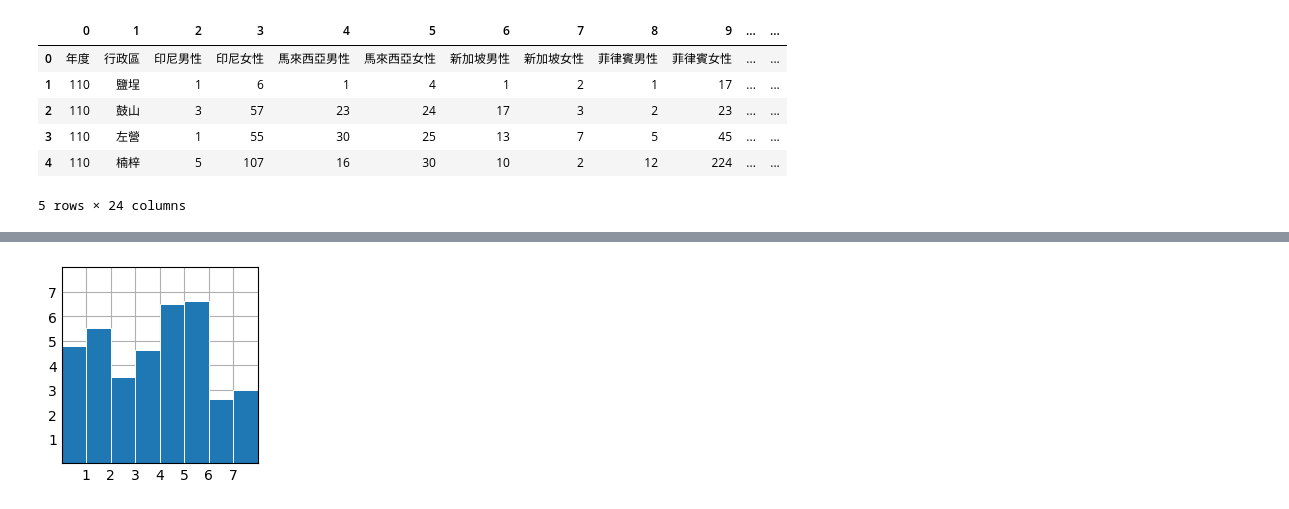
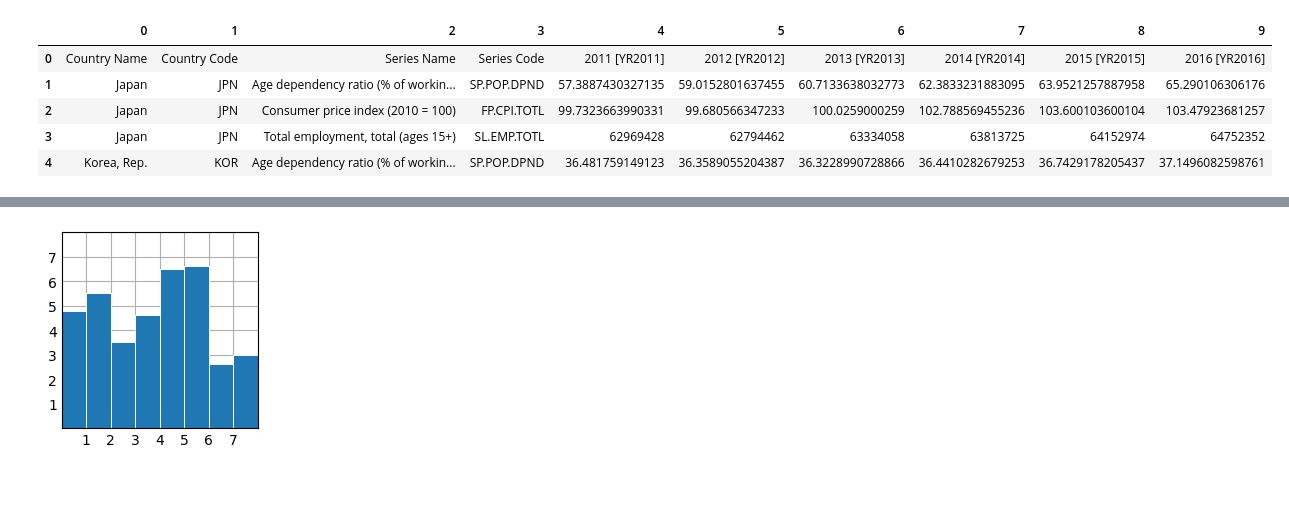
Before and after one commit to Dolly0106/RL, a Jupyter notebook: HW2.ipynb, the cells around one changed output, grey strips where cells are left out. Drawn from its saved outputs; the diff is of its cells as text; code cells hidden in the pictures.

```diff
--- a/HW2.ipynb
+++ b/HW2.ipynb
@@ -13,14 +123,13 @@ data1.head()
 # %%
-data2 = pd.read_csv('110.csv', header=None)
+data2 = pd.read_csv('relate.csv', header=None)
 data2.head()
 # %% [output]
-|  | 0 | 1 | 2 | 3 | 4 | 5 | 6 | 7 | 8 | 9 | ... | ... |
-| 0 | 年度 | 行政區 | 印尼男性 | 印尼女性 | 馬來西亞男性 | 馬來西亞女性 | 新加坡男性 | 新加坡女性 | 菲律賓男性 | 菲律賓女性 | ... | ... |
-| 1 | 110 | 鹽埕 | 1 | 6 | 1 | 4 | 1 | 2 | 1 | 17 | ... | ... |
-| 2 | 110 | 鼓山 | 3 | 57 | 23 | 24 | 17 | 3 | 2 | 23 | ... | ... |
-| 3 | 110 | 左營 | 1 | 55 | 30 | 25 | 13 | 7 | 5 | 45 | ... | ... |
-| 4 | 110 | 楠梓 | 5 | 107 | 16 | 30 | 10 | 2 | 12 | 224 | ... | ... |
+|  | 0 | 1 | 2 | 3 | 4 | 5 | 6 | 7 | 8 | 9 |
+| 0 | Country Name | Country Code | Series Name | Series Code | 2011 [YR2011] | 2012 [YR2012] | 2013 [YR2013] | 2014 [YR2014] | 2015 [YR2015] | 2016 [YR2016] |
+| 1 | Japan | JPN | Age dependency ratio (% of workin... | SP.POP.DPND | 57.3887430327135 | 59.0152801637455 | 60.7133638032773 | 62.3833231883095 | 63.9521257887958 | 65.290106306176 |
+| 2 | Japan | JPN | Consumer price index (2010 = 100) | FP.CPI.TOTL | 99.7323663990331 | 99.680566347233 | 100.0259000259 | 102.788569455236 | 103.600103600104 | 103.47923681257 |
+| 3 | Japan | JPN | Total employment, total (ages 15+) | SL.EMP.TOTL | 62969428 | 62794462 | 63334058 | 63813725 | 64152974 | 64752352 |
+| 4 | Korea, Rep. | KOR | Age dependency ratio (% of workin... | SP.POP.DPND | 36.481759149123 | 36.3589055204387 | 36.3228990728866 | 36.4410282679253 | 36.7429178205437 | 37.1496082598761 |
-5 rows × 24 columns
 # %%
 import plotly.graph_objects as go
 fig = go.Figure(
```
Also changed, not shown: parts of 10 cells of this notebook, 4 other files.
